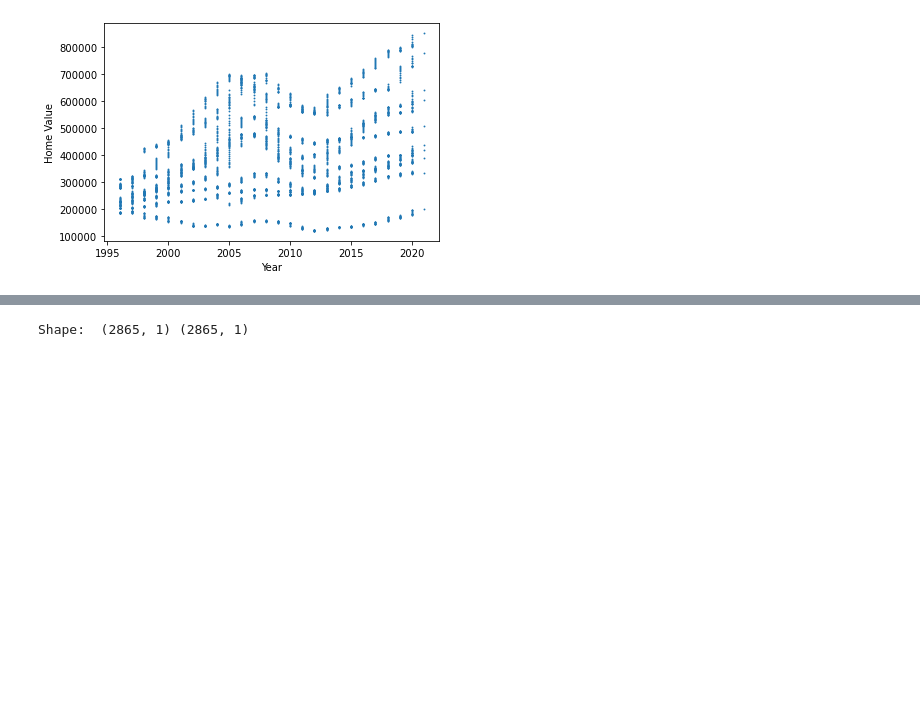
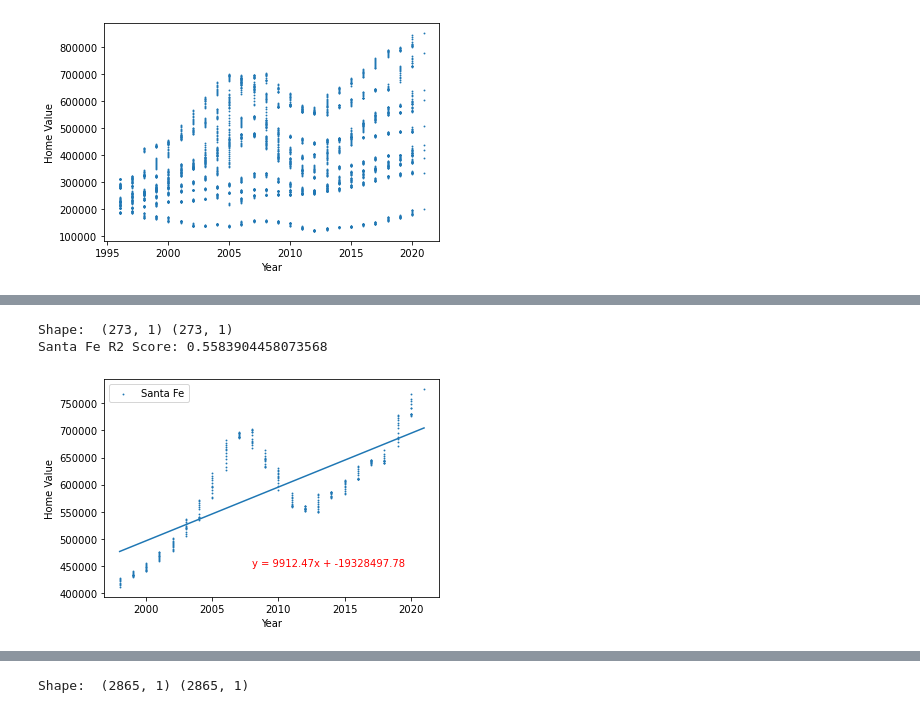
Before and after one commit to marinahobday/housingProject3, a Jupyter notebook: final-project- model.ipynb, the cells around one changed output, grey strips where cells are left out. Cells and saved outputs as stored; diff of their text form; code cells hidden in the pictures; blank space fills up the shorter version.

```diff
--- a/final-project- model.ipynb
+++ b/final-project- model.ipynb
@@ -391,0 +136,28 @@ plt.show()
+# %%
+###  SANTE FE
+
+X = SantaFe['Year'].values.reshape(-1,1)
+y= SantaFe['Home_value'].values.reshape(-1,1)
+print("Shape: ", X.shape, y.shape)
+plt.scatter(X,y, s=0.75, label='Santa Fe')
+plt.legend(loc="best")
+plt.xlabel("Year")
+plt.ylabel("Home Value")
+SantaFemodel=LinearRegression()
+SantaFemodel.fit(X,y)
+SantaFescore=SantaFemodel.score(X,y)
+print(f"Santa Fe R2 Score: {SantaFescore}")
+
+#add the linear regression line
+(slope, intercept, rvalue, pvalue, stderr) = linregress(SantaFe['Year'],SantaFe['Home_value'])
+regress_values = SantaFe['Year'] * slope + intercept
+plt.plot(SantaFe['Year'],regress_values)
+line_eq = "y = " + str(round(slope,2)) + "x + " + str(round(intercept,2))
+line_eq
+plt.annotate(line_eq,(2008,450000),fontsize=10,color="red")
+
+plt.savefig('SantaFeStats.png')
+# %% [output]
+Shape:  (273, 1) (273, 1)
+Santa Fe R2 Score: 0.5583904458073568
+[figure, added]
```
Also changed, not shown: parts of 41 cells of this notebook.
